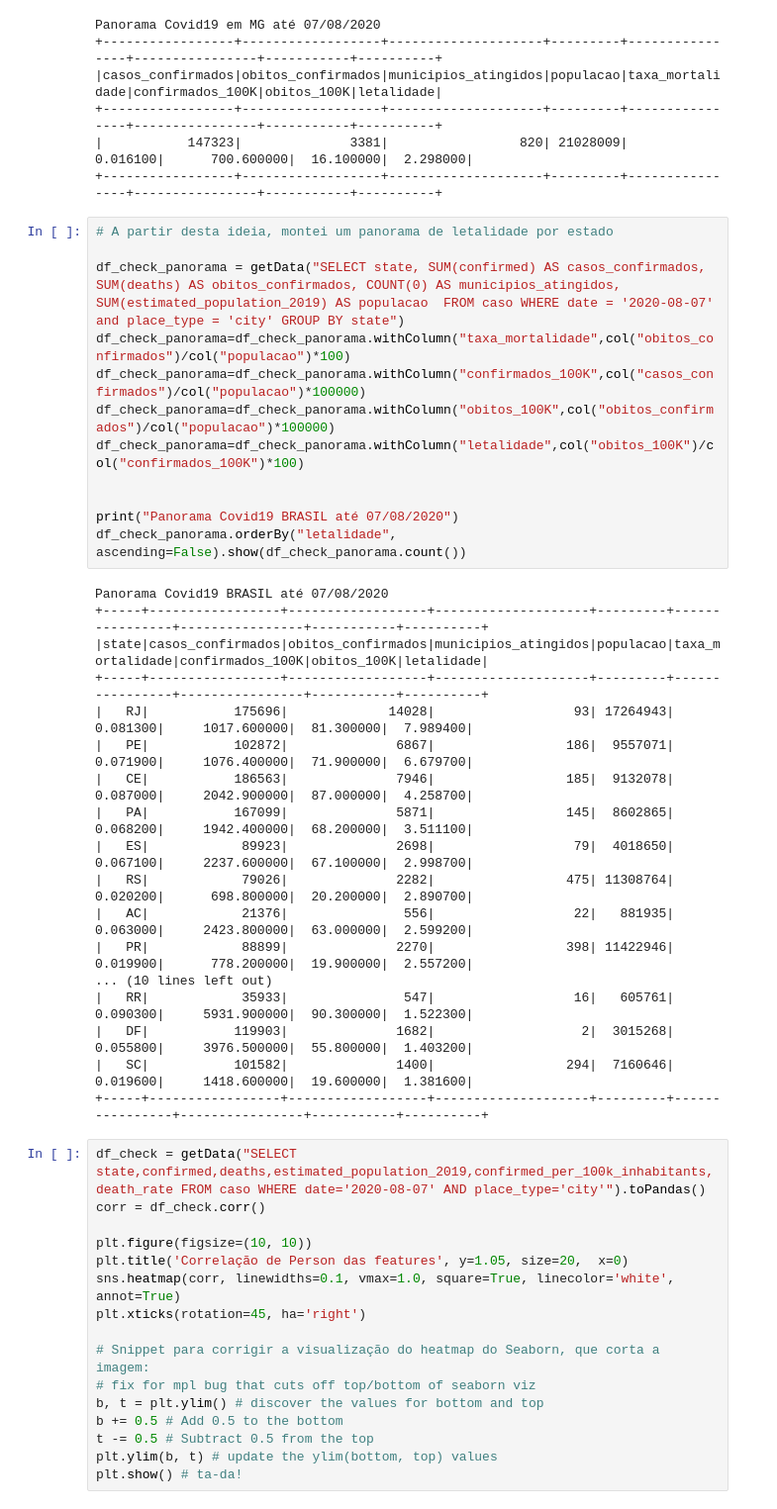
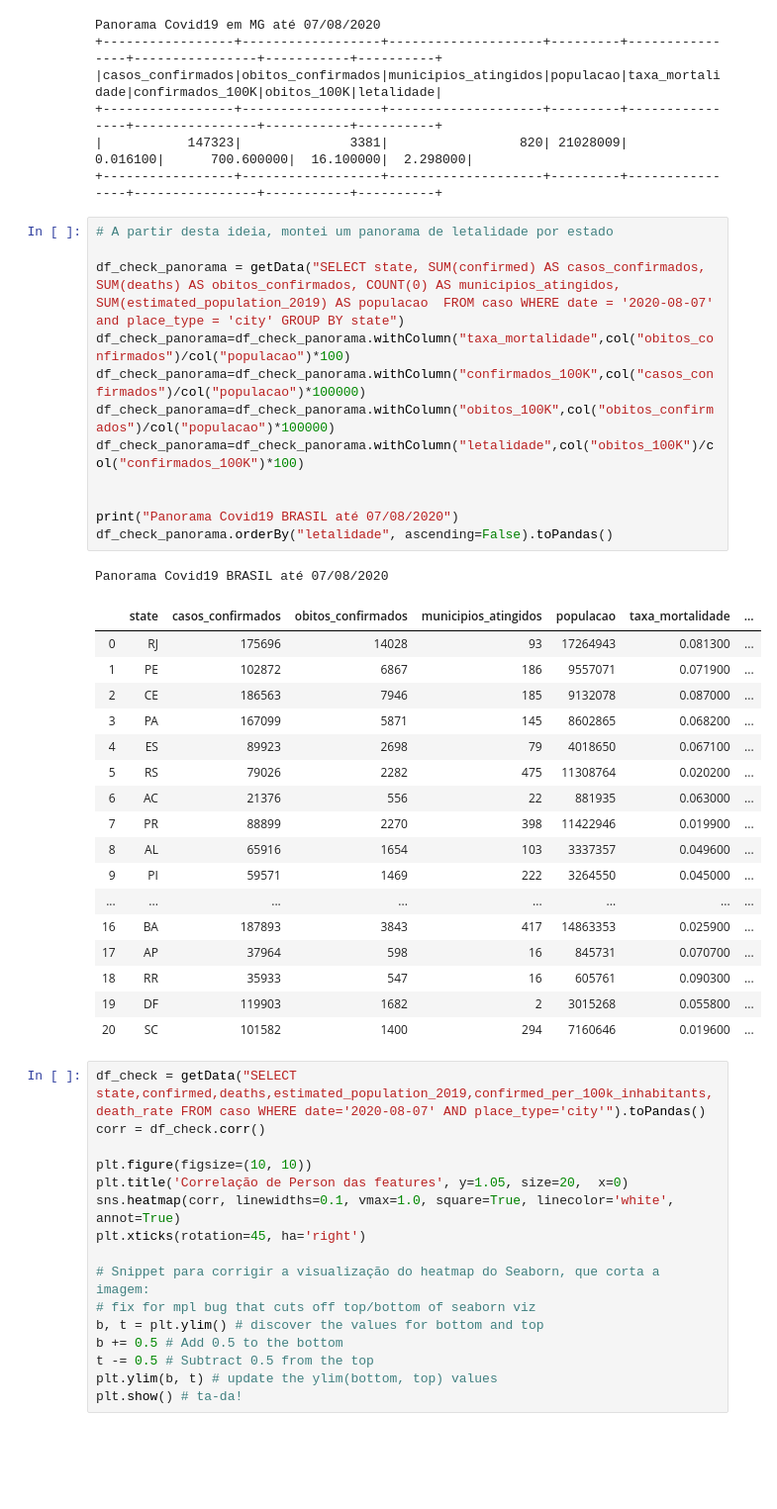
Before and after one commit to marcoguinter/aed_projeto3, a Jupyter notebook: covid19.ipynb, the cells around one changed output. Shown at 99% size. Drawn from its saved outputs; the diff is of its cells as text; blank space fills up the shorter version.

```diff
--- a/covid19.ipynb
+++ b/covid19.ipynb
@@ -1180,33 +1180,34 @@ Panorama Covid19 em MG até 07/08/2020
 # %%
 # A partir desta ideia, montei um panorama de letalidade por estado
 
 df_check_panorama = getData("SELECT state, SUM(confirmed) AS casos_confirmados, SUM(deaths) AS obitos_confirmados, COUNT(0) AS municipios_atingidos, SUM(estimated_population_2019) AS populacao  FROM caso WHERE date = '2020-08-07'  and place_type = 'city' GROUP BY state")
 df_check_panorama=df_check_panorama.withColumn("taxa_mortalidade",col("obitos_confirmados")/col("populacao")*100)
 df_check_panorama=df_check_panorama.withColumn("confirmados_100K",col("casos_confirmados")/col("populacao")*100000)
 df_check_panorama=df_check_panorama.withColumn("obitos_100K",col("obitos_confirmados")/col("populacao")*100000)
 df_check_panorama=df_check_panorama.withColumn("letalidade",col("obitos_100K")/col("confirmados_100K")*100)
 
 
 print("Panorama Covid19 BRASIL até 07/08/2020")
-df_check_panorama.orderBy("letalidade", ascending=False).show(df_check_panorama.count())
+df_check_panorama.orderBy("letalidade", ascending=False).toPandas()
 # %% [output]
 Panorama Covid19 BRASIL até 07/08/2020
-+-----+-----------------+------------------+--------------------+---------+----------------+----------------+-----------+----------+
-|state|casos_confirmados|obitos_confirmados|municipios_atingidos|populacao|taxa_mortalidade|confirmados_100K|obitos_100K|letalidade|
-+-----+-----------------+------------------+--------------------+---------+----------------+----------------+-----------+----------+
-|   RJ|           175696|             14028|                  93| 17264943|        0.081300|     1017.600000|  81.300000|  7.989400|
-|   PE|           102872|              6867|                 186|  9557071|        0.071900|     1076.400000|  71.900000|  6.679700|
-|   CE|           186563|              7946|                 185|  9132078|        0.087000|     2042.900000|  87.000000|  4.258700|
-|   PA|           167099|              5871|                 145|  8602865|        0.068200|     1942.400000|  68.200000|  3.511100|
-|   ES|            89923|              2698|                  79|  4018650|        0.067100|     2237.600000|  67.100000|  2.998700|
-|   RS|            79026|              2282|                 475| 11308764|        0.020200|      698.800000|  20.200000|  2.890700|
-|   AC|            21376|               556|                  22|   881935|        0.063000|     2423.800000|  63.000000|  2.599200|
-|   PR|            88899|              2270|                 398| 11422946|        0.019900|      778.200000|  19.900000|  2.557200|
-... (10 lines left out)
-|   RR|            35933|               547|                  16|   605761|        0.090300|     5931.900000|  90.300000|  1.522300|
-|   DF|           119903|              1682|                   2|  3015268|        0.055800|     3976.500000|  55.800000|  1.403200|
-|   SC|           101582|              1400|                 294|  7160646|        0.019600|     1418.600000|  19.600000|  1.381600|
-+-----+-----------------+------------------+--------------------+---------+----------------+----------------+-----------+----------+
+|  | state | casos_confirmados | obitos_confirmados | municipios_atingidos | populacao | taxa_mortalidade | ... |
+| 0 | RJ | 175696 | 14028 | 93 | 17264943 | 0.081300 | ... |
+| 1 | PE | 102872 | 6867 | 186 | 9557071 | 0.071900 | ... |
+| 2 | CE | 186563 | 7946 | 185 | 9132078 | 0.087000 | ... |
+| 3 | PA | 167099 | 5871 | 145 | 8602865 | 0.068200 | ... |
+| 4 | ES | 89923 | 2698 | 79 | 4018650 | 0.067100 | ... |
+| 5 | RS | 79026 | 2282 | 475 | 11308764 | 0.020200 | ... |
+| 6 | AC | 21376 | 556 | 22 | 881935 | 0.063000 | ... |
+| 7 | PR | 88899 | 2270 | 398 | 11422946 | 0.019900 | ... |
+| 8 | AL | 65916 | 1654 | 103 | 3337357 | 0.049600 | ... |
+| 9 | PI | 59571 | 1469 | 222 | 3264550 | 0.045000 | ... |
+| ... | ... | ... | ... | ... | ... | ... | ... |
+| 16 | BA | 187893 | 3843 | 417 | 14863353 | 0.025900 | ... |
+| 17 | AP | 37964 | 598 | 16 | 845731 | 0.070700 | ... |
+| 18 | RR | 35933 | 547 | 16 | 605761 | 0.090300 | ... |
+| 19 | DF | 119903 | 1682 | 2 | 3015268 | 0.055800 | ... |
+| 20 | SC | 101582 | 1400 | 294 | 7160646 | 0.019600 | ... |
 # %%
 df_check = getData("SELECT state,confirmed,deaths,estimated_population_2019,confirmed_per_100k_inhabitants,death_rate FROM caso WHERE date='2020-08-07' AND place_type='city'").toPandas()
 corr = df_check.corr()
```
